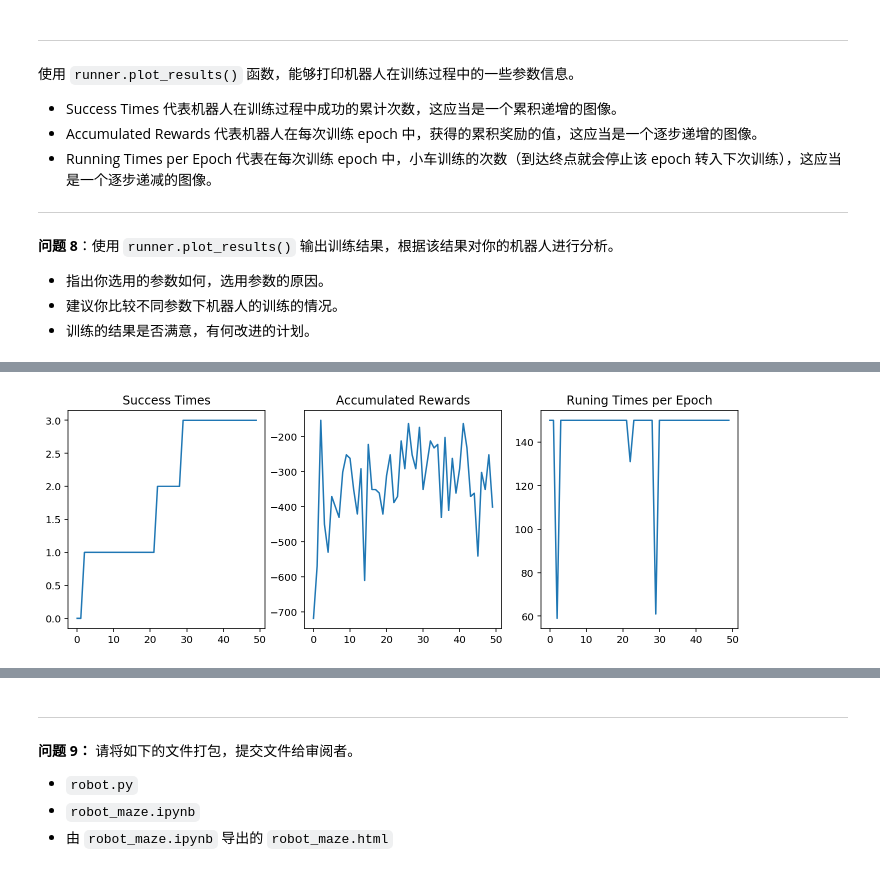
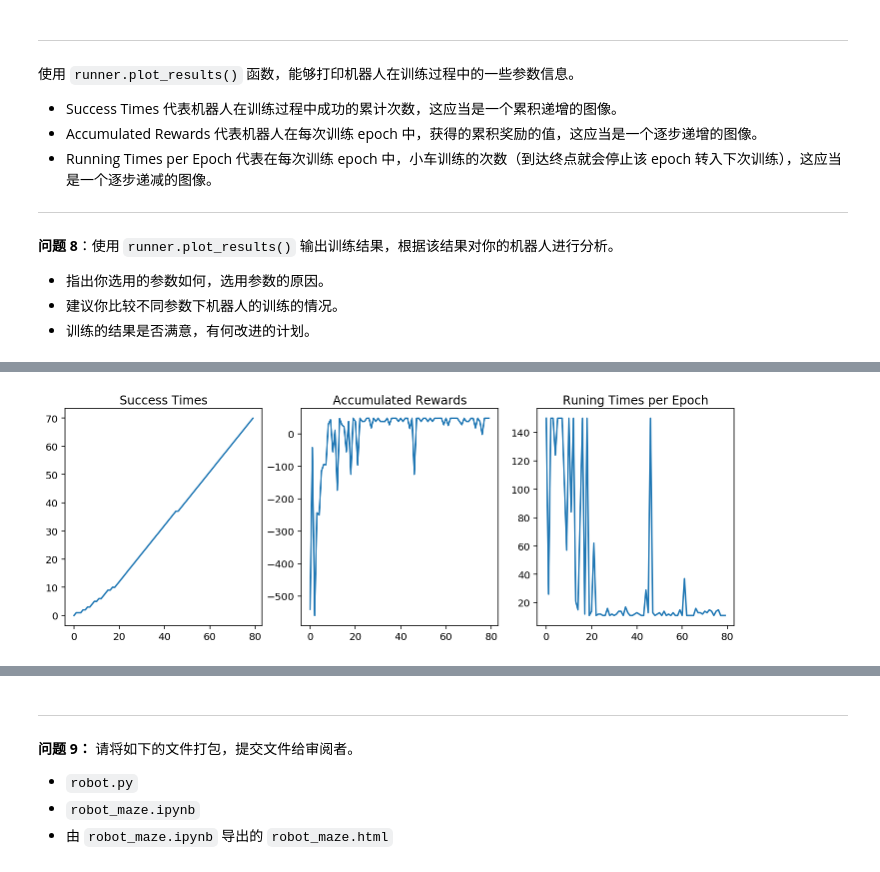
Before and after one commit to hmy1994/MLND_CN_P5_Reinforcement_Learning-master, a Jupyter notebook: robot_maze.ipynb, the cells around one changed output, grey strips where cells are left out. Drawn from its saved outputs; the diff is of its cells as text; code cells hidden in the pictures.

```diff
--- a/robot_maze.ipynb
+++ b/robot_maze.ipynb
@@ -289,13 +289,18 @@ gamma = 0.9 未来奖励折扣系数。过小会导致机器人停留时间过
 maze_size = (9,11)
 trap_number = 3
 # %%
-epoch = 50
+epoch = 80
 
-epsilon0 = 0.5
+epsilon0 = 0.1
 alpha = 0.5
 gamma = 0.9
-# %%
-runner.plot_results()
-# %% [output]
-[figure, removed]
+# %%
+r = Robot(g,alpha=alpha, epsilon0=epsilon0, gamma=gamma)
+r.set_status(learning=True)
+
+runner = Runner(r, g)
+runner.run_training(epoch, display_direction=True)
+runner.plot_results()
+# %% [output]
+[figure, added]
 # %%
```
Also changed, not shown: parts of 30 cells of this notebook, 1 other file.
